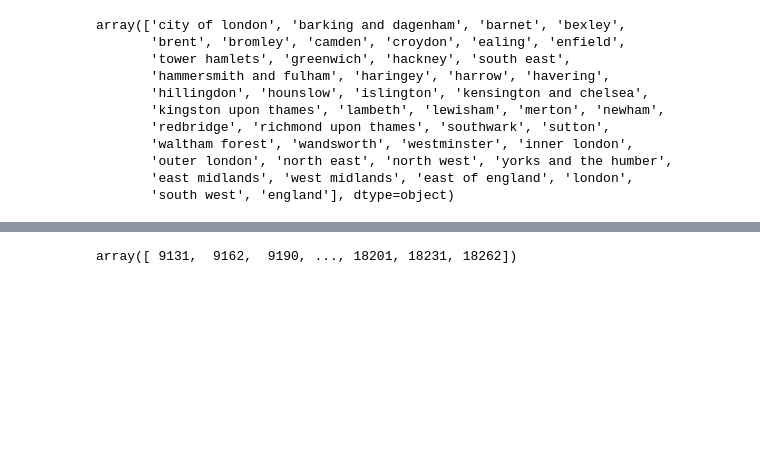
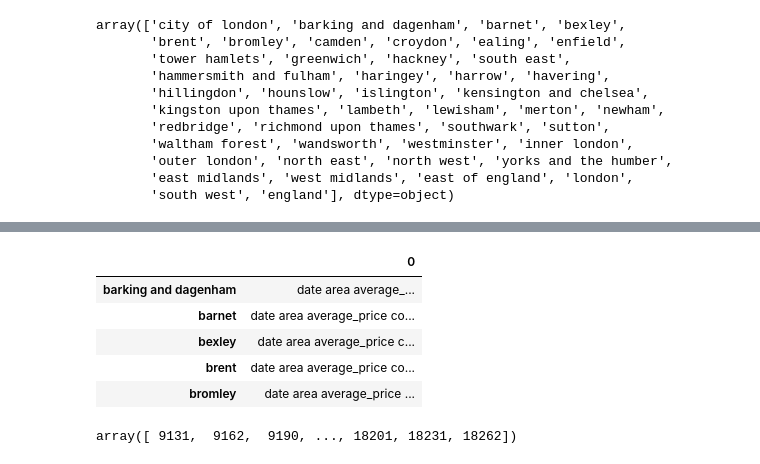
Before and after one commit to irwinmier96/Extra_Side_Projects, a Jupyter notebook: London House Prices/housing_predictions.ipynb, the cells around one changed output, grey strips where cells are left out. Cells and saved outputs as stored; diff of their text form; code cells hidden in the pictures; blank space fills up the shorter version.

```diff
--- a/London House Prices/housing_predictions.ipynb
+++ b/London House Prices/housing_predictions.ipynb
@@ -48,9 +48,13 @@ array(['city of london', 'barking and dagenham', 'barnet', 'bexley',
        'south west', 'england'], dtype=object)
 # %%
 #Compare each of the areas in a line graph
-area_list = []
-area = london_housing['area']
+
+##Reference website: https://datascience.stackexchange.com/questions/29825/create-new-data-frames-from-existing-data-frame-based-on-unique-column-values
+
 # for i in area:
 #     while i == i:
 #         area_list.append(i)
-dict_of_areas =
+dict_of_areas =  {k: v for k, v in london_housing.groupby('area')}
+
+import pprint
+pprint.pprint(dict_of_areas)
@@ -57,3 +105,13 @@ dict_of_areas =
+# %%
+dict_of_areas_df = pd.DataFrame(list(dict_of_areas.values()), index=dict_of_areas.keys())
+dict_of_areas_df.head()
+# %% [output]
+|  | 0 |
+| barking and dagenham | date area average_... |
+| barnet | date area average_price co... |
+| bexley | date area average_price c... |
+| brent | date area average_price co... |
+| bromley | date area average_price ... |
 # %%
 dt = london_housing['date'].values
 dt = dt.astype('datetime64[D]').astype(int)
```
Also changed, not shown: parts of 3 cells of this notebook.
